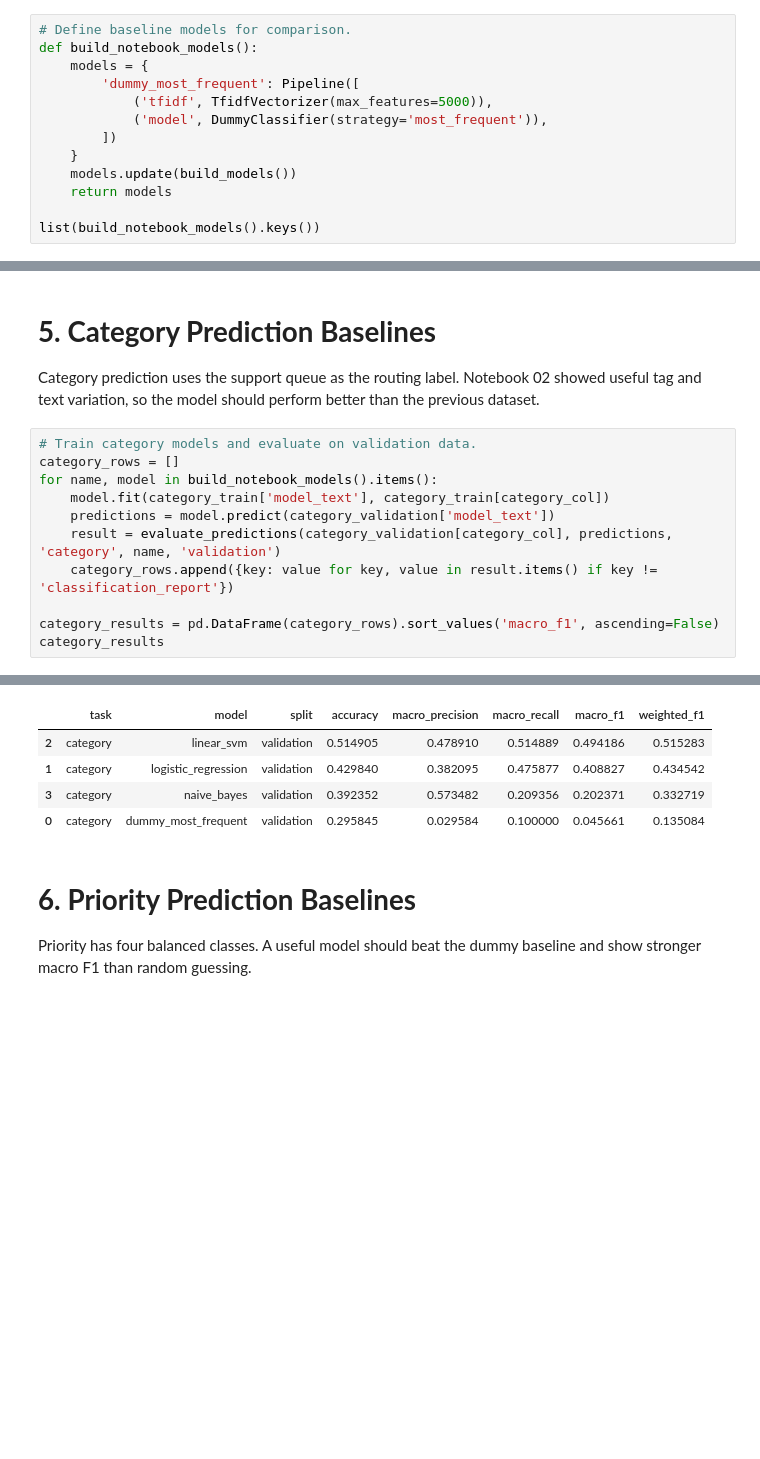
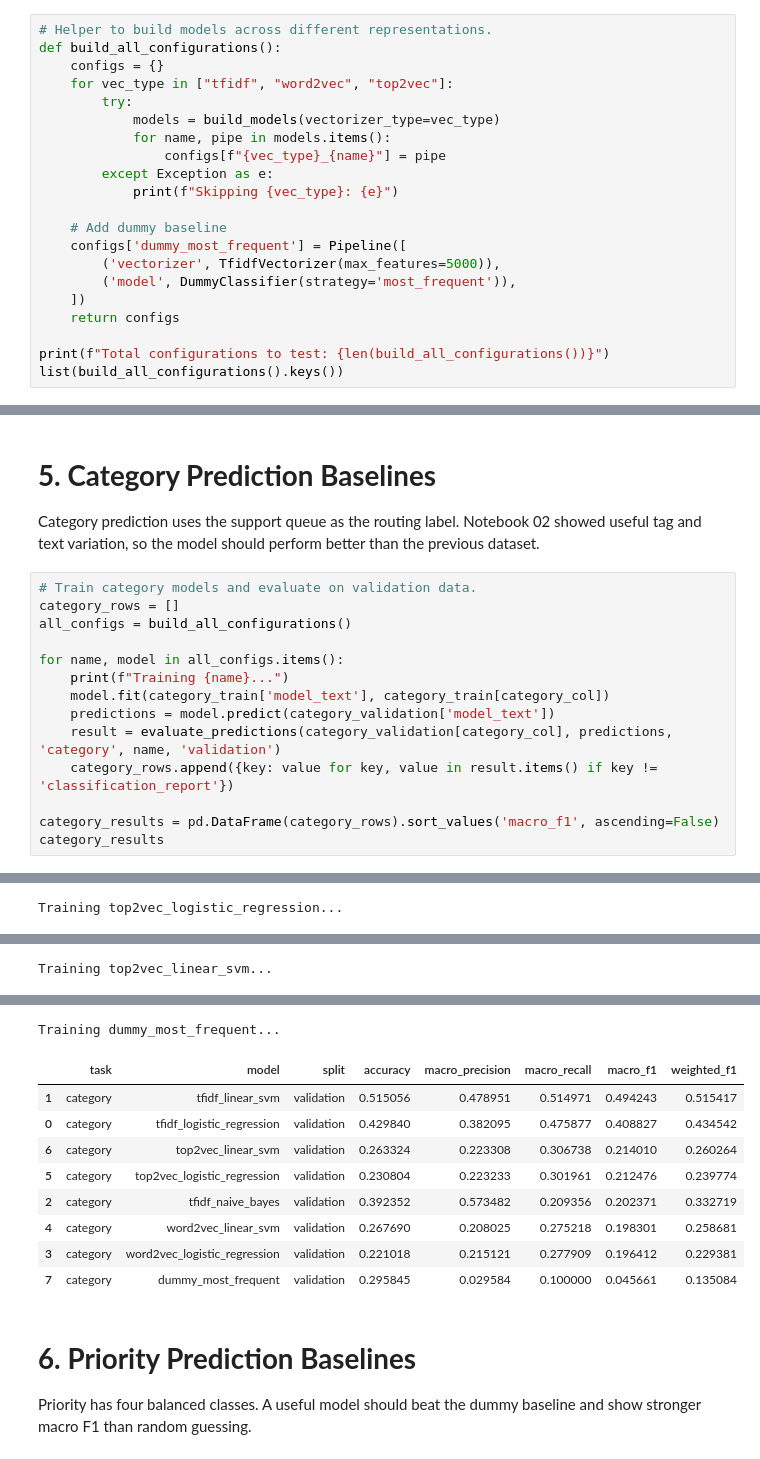
Before and after one commit to uts-study-spaces/trn-uts-aipa, a Jupyter notebook: notebooks/03_baseline_models.ipynb, the cells around one changed output, grey strips where cells are left out. Drawn from its saved outputs; the diff is of its cells as text; blank space fills up the shorter version.

Commit message:
<FEAT> added new vectorizer options
Added the files with functionalitites and tools in BERT-based
vertorizers and comparation with the TF-IDF text encoding method.

```diff
--- a/notebooks/03_baseline_models.ipynb
+++ b/notebooks/03_baseline_models.ipynb
@@ -100,16 +100,24 @@ category_split_balance
 
 We include a majority-class dummy baseline so the real models can be judged against a simple reference point. The main AI baselines are TF-IDF with Naive Bayes, Logistic Regression, and Linear SVM.
 # %%
-# Define baseline models for comparison.
-def build_notebook_models():
-    models = {
-        'dummy_most_frequent': Pipeline([
-            ('tfidf', TfidfVectorizer(max_features=5000)),
-            ('model', DummyClassifier(strategy='most_frequent')),
-        ])
-    }
-    models.update(build_models())
-    return models
+# Helper to build models across different representations.
+def build_all_configurations():
+    configs = {}
+    for vec_type in ["tfidf", "word2vec", "top2vec"]:
+        try:
+            models = build_models(vectorizer_type=vec_type)
+            for name, pipe in models.items():
+                configs[f"{vec_type}_{name}"] = pipe
+        except Exception as e:
+            print(f"Skipping {vec_type}: {e}")
 
-list(build_notebook_models().keys())
+    # Add dummy baseline
+    configs['dummy_most_frequent'] = Pipeline([
+        ('vectorizer', TfidfVectorizer(max_features=5000)),
+        ('model', DummyClassifier(strategy='most_frequent')),
+    ])
+    return configs
+
+print(f"Total configurations to test: {len(build_all_configurations())}")
+list(build_all_configurations().keys())
 # %% [output]
@@ -121,7 +137,10 @@ Category prediction uses the support queue as the routing label. Notebook 02 sho
 # %%
 # Train category models and evaluate on validation data.
 category_rows = []
-for name, model in build_notebook_models().items():
+all_configs = build_all_configurations()
+
+for name, model in all_configs.items():
+    print(f"Training {name}...")
     model.fit(category_train['model_text'], category_train[category_col])
     predictions = model.predict(category_validation['model_text'])
     result = evaluate_predictions(category_validation[category_col], predictions, 'category', name, 'validation')
@@ -132,0 +158 @@ category_results
+Training top2vec_logistic_regression...
@@ -132,0 +164 @@ category_results
+Training top2vec_linear_svm...
@@ -133,8 +169,13 @@ category_results
+Training dummy_most_frequent...
 |  | task | model | split | accuracy | macro_precision | macro_recall | macro_f1 | weighted_f1 |
-| 2 | category | linear_svm | validation | 0.514905 | 0.478910 | 0.514889 | 0.494186 | 0.515283 |
-| 1 | category | logistic_regression | validation | 0.429840 | 0.382095 | 0.475877 | 0.408827 | 0.434542 |
-| 3 | category | naive_bayes | validation | 0.392352 | 0.573482 | 0.209356 | 0.202371 | 0.332719 |
-| 0 | category | dummy_most_frequent | validation | 0.295845 | 0.029584 | 0.100000 | 0.045661 | 0.135084 |
+| 1 | category | tfidf_linear_svm | validation | 0.515056 | 0.478951 | 0.514971 | 0.494243 | 0.515417 |
+| 0 | category | tfidf_logistic_regression | validation | 0.429840 | 0.382095 | 0.475877 | 0.408827 | 0.434542 |
+| 6 | category | top2vec_linear_svm | validation | 0.263324 | 0.223308 | 0.306738 | 0.214010 | 0.260264 |
+| 5 | category | top2vec_logistic_regression | validation | 0.230804 | 0.223233 | 0.301961 | 0.212476 | 0.239774 |
+| 2 | category | tfidf_naive_bayes | validation | 0.392352 | 0.573482 | 0.209356 | 0.202371 | 0.332719 |
+| 4 | category | word2vec_linear_svm | validation | 0.267690 | 0.208025 | 0.275218 | 0.198301 | 0.258681 |
+| 3 | category | word2vec_logistic_regression | validation | 0.221018 | 0.215121 | 0.277909 | 0.196412 | 0.229381 |
+| 7 | category | dummy_most_frequent | validation | 0.295845 | 0.029584 | 0.100000 | 0.045661 | 0.135084 |
 # %% [markdown]
 # **6. Priority Prediction Baselines**
 
```
Also changed, not shown: parts of 6 cells of this notebook, 18 other files.
